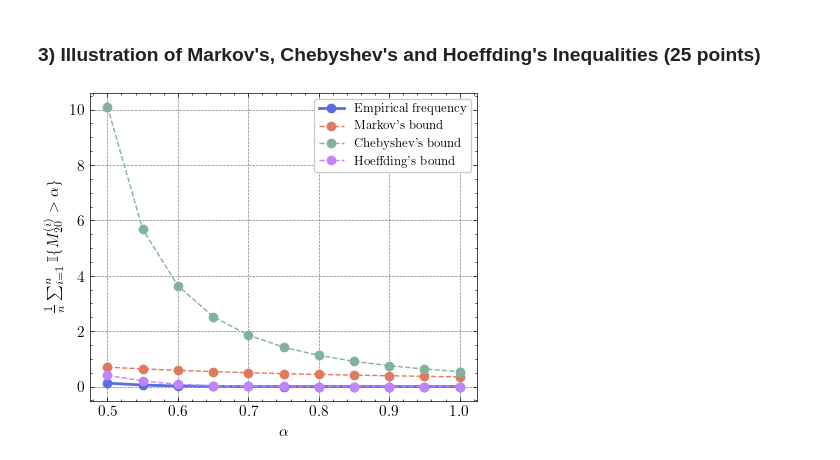
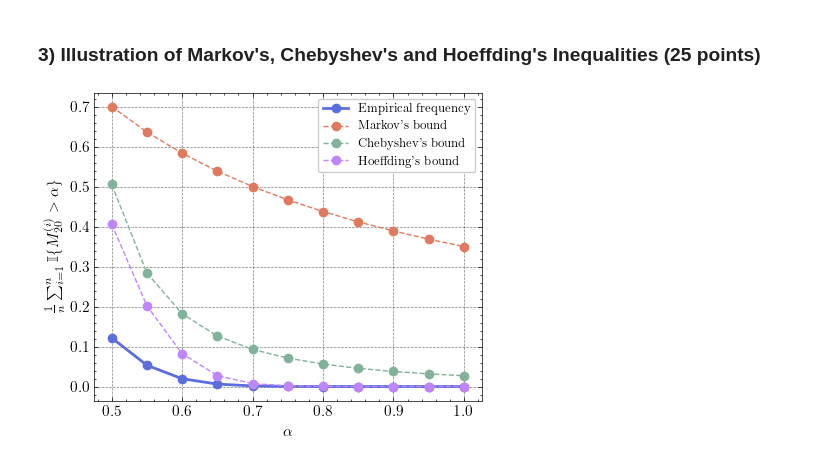
Before and after one commit to MO-tothe-ES/MLA_DIKU, a Jupyter notebook: Assignments/HA2/HA2_consentration_of_measure.ipynb, the cells around one changed output. Drawn from its saved outputs; the diff is of its cells as text; code cells hidden in the pictures.

```diff
--- a/Assignments/HA2/HA2_consentration_of_measure.ipynb
+++ b/Assignments/HA2/HA2_consentration_of_measure.ipynb
@@ -45,7 +45,7 @@ for j, alpha in enumerate(alphas):
     #empiri_bounds[j,0] = p_empiri / alpha
 
     # 4) Chebyshev's bound
-    theory_bounds[j,1] = p * (1 - p) / (20*(alpha - p)**2)
+    theory_bounds[j,1] = p * (1 - p) / (Nx*(alpha - p)**2)
     # empiri_bounds[j,1] = np.min(
     #     (1.0,
     #     p_empiri * (1 - p_empiri) / (Nx * (alpha - p_empiri)**2))
@@ -60,31 +60,31 @@ plt.figure(figsize=(5, 4))
 
 plt.plot(
     alphas, freq_SX_geq,
     marker="o", color="#5B6EE1", lw="2",
     label="Empirical frequency"
 )
 
 red_shades = ["#E07A5F", "#81B29A", "#C084FC"]
 bound_labels = ["Markov's bound", "Chebyshev's bound", "Hoeffding's bound"]
 
 for i, (color, label) in enumerate(zip(red_shades, bound_labels)):
     plt.plot(
         alphas, theory_bounds[:, i],
         marker="o", color=color, ls="--",
         label=label
     )
     # plt.plot(
     #     alphas, empiri_bounds[:, i],
     #     marker=None
     # )
 
 plt.xlabel(r"$\alpha$")
 plt.ylabel(
     r"$\frac{1}{n}\sum_{i=1}^{n}"
     r"\mathbb{I}\{M_{20}^{(i)}>\alpha\}$"
 )
 plt.legend()
 plt.savefig("output/bound_plot.png")
 plt.show()
 # %% [output]
-[figure, old version]
+[figure, new version]
```
